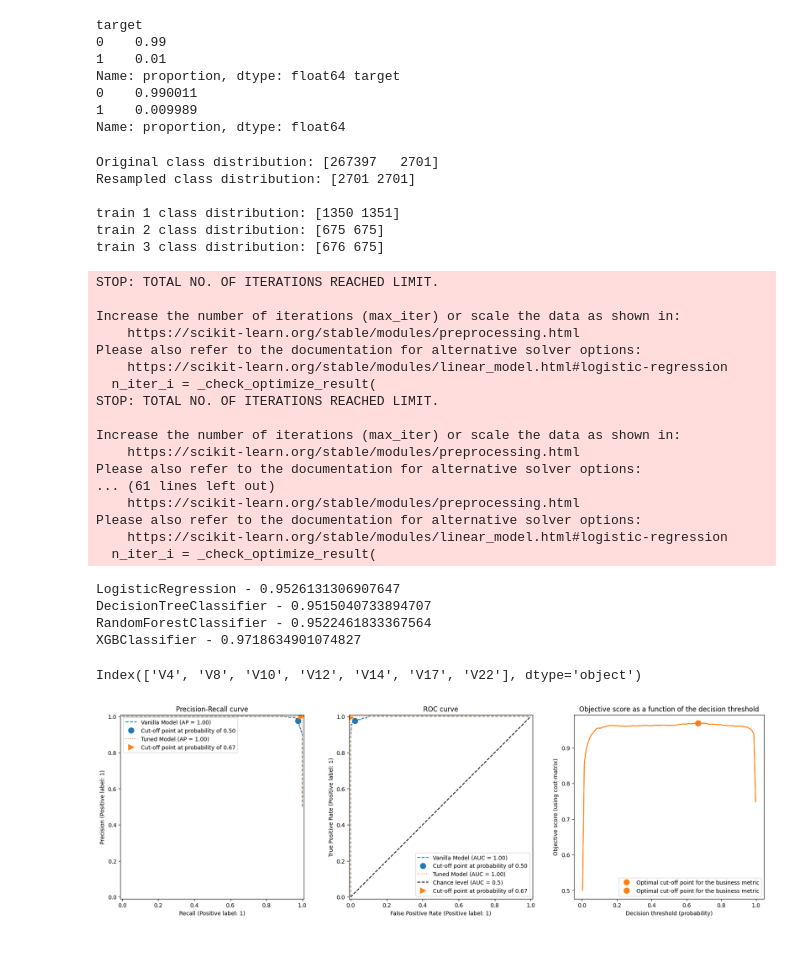
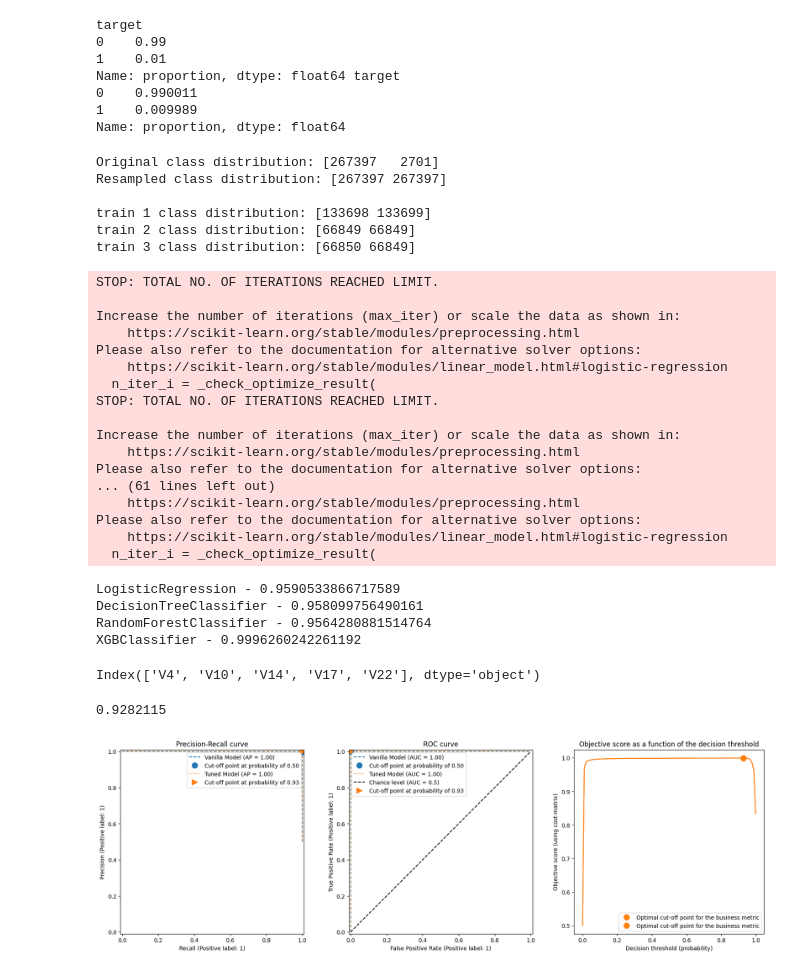
Before and after one commit to goncvlo/Fraud, a Jupyter notebook: main.ipynb, the cells around one changed output. Drawn from its saved outputs; the diff is of its cells as text; code cells hidden in the pictures.

```diff
--- a/main.ipynb
+++ b/main.ipynb
@@ -65,14 +65,23 @@ Name: proportion, dtype: float64
 # %%
 import numpy as np
 from imblearn.under_sampling import RandomUnderSampler
+from imblearn.over_sampling import RandomOverSampler
 
-# Assume X is the feature matrix and y is the target variable
+# Assume X_train and y_train are your feature matrix and target variable
+oversampler = RandomOverSampler(
+    sampling_strategy='minority',
+    random_state=42
+)
+
+X_train_rs, y_train_rs = oversampler.fit_resample(X_train, y_train)
+
+"""# Assume X is the feature matrix and y is the target variable
 undersampler = RandomUnderSampler(
     sampling_strategy='majority'
     , random_state=42
     )
 
-X_train_rs, y_train_rs = undersampler.fit_resample(X_train, y_train)
+X_train_rs, y_train_rs = undersampler.fit_resample(X_train, y_train)"""
 
 # Check class distributions
 print("Original class distribution:", np.bincount(y_train))
@@ -102,11 +111,11 @@ print(
     )
 # %% [output]
 Original class distribution: [267397   2701]
-Resampled class distribution: [2701 2701]
+Resampled class distribution: [267397 267397]
 
-train 1 class distribution: [1350 1351]
-train 2 class distribution: [675 675]
-train 3 class distribution: [676 675]
+train 1 class distribution: [133698 133699]
+train 2 class distribution: [66849 66849]
+train 3 class distribution: [66850 66849]
 # %%
 # search best algorithm and hyperparams
 grid_search = GridSearch(model_selection=config['model_selection'])
@@ -132,10 +141,10 @@ Please also refer to the documentation for alternative solver options:
 Please also refer to the documentation for alternative solver options:
     https://scikit-learn.org/stable/modules/linear_model.html#logistic-regression
   n_iter_i = _check_optimize_result(
-LogisticRegression - 0.9526131306907647
-DecisionTreeClassifier - 0.9515040733894707
-RandomForestClassifier - 0.9522461833367564
-XGBClassifier - 0.9718634901074827
+LogisticRegression - 0.9590533866717589
+DecisionTreeClassifier - 0.958099756490161
+RandomForestClassifier - 0.9564280881514764
+XGBClassifier - 0.9996260242261192
 # %%
 # greedy feature selection
 clf = Classification(
@@ -149,17 +158,19 @@ display(feats)
 
 clf.fit(X=pd.concat([X_train_1, X_train_2])[feats], y=pd.concat([y_train_1, y_train_2]))
 # %% [output]
-Index(['V4', 'V8', 'V10', 'V12', 'V14', 'V17', 'V22'], dtype='object')
+Index(['V4', 'V10', 'V14', 'V17', 'V22'], dtype='object')
 # %%
 from src.models.model_selection import ClassificationThreshold
 from src.visuals.pr_roc_curve import plot_roc_pr_curves
 
 tuned_clf = ClassificationThreshold(model_selection=config['model_selection'])
-tuned_clf.fit(clf=clf, X=X_train_3[feats], y=y_train_3)
+threshold = tuned_clf.fit(clf=clf, X=X_train_3[feats], y=y_train_3)
+print(threshold)
 
 plot_roc_pr_curves(clf.model, tuned_clf.model, X_train=X_train_3[feats], y_train=y_train_3)
 # %% [output]
+0.9282115
-[figure, old version]
+[figure, new version]
 # %%
 # fit best algorithm on most important features of training data
 clf = Classification(
```
Also changed, not shown: parts of 2 cells of this notebook.
